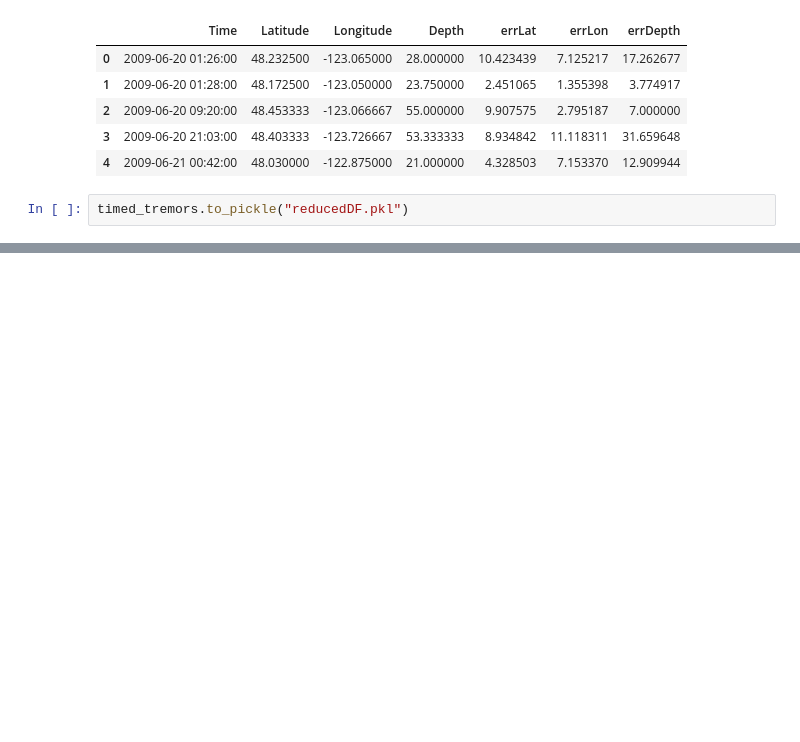
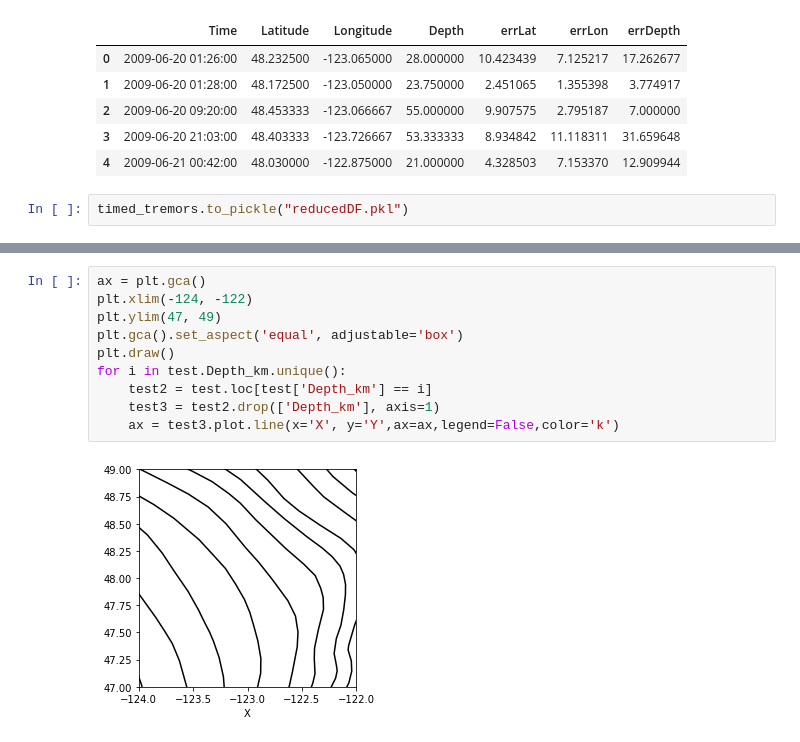
Before and after one commit to geohackweek/ghw2018_tremorviz, a Jupyter notebook: notebooks/Erik_testing.ipynb, the cells around one changed output, grey strips where cells are left out. Saved outputs shown, nothing was run; the diff lists cells and outputs as text; blank space fills up the shorter version.

```diff
--- a/notebooks/Erik_testing.ipynb
+++ b/notebooks/Erik_testing.ipynb
@@ -47,0 +77,12 @@ timed_tremors.to_pickle("reducedDF.pkl")
+# %%
+ax = plt.gca()
+plt.xlim(-124, -122)
+plt.ylim(47, 49)
+plt.gca().set_aspect('equal', adjustable='box')
+plt.draw()
+for i in test.Depth_km.unique():
+    test2 = test.loc[test['Depth_km'] == i]
+    test3 = test2.drop(['Depth_km'], axis=1)
+    ax = test3.plot.line(x='X', y='Y',ax=ax,legend=False,color='k')
+# %% [output]
+[figure, added]
```
Also changed, not shown: parts of 6 cells of this notebook, 1 other file.
